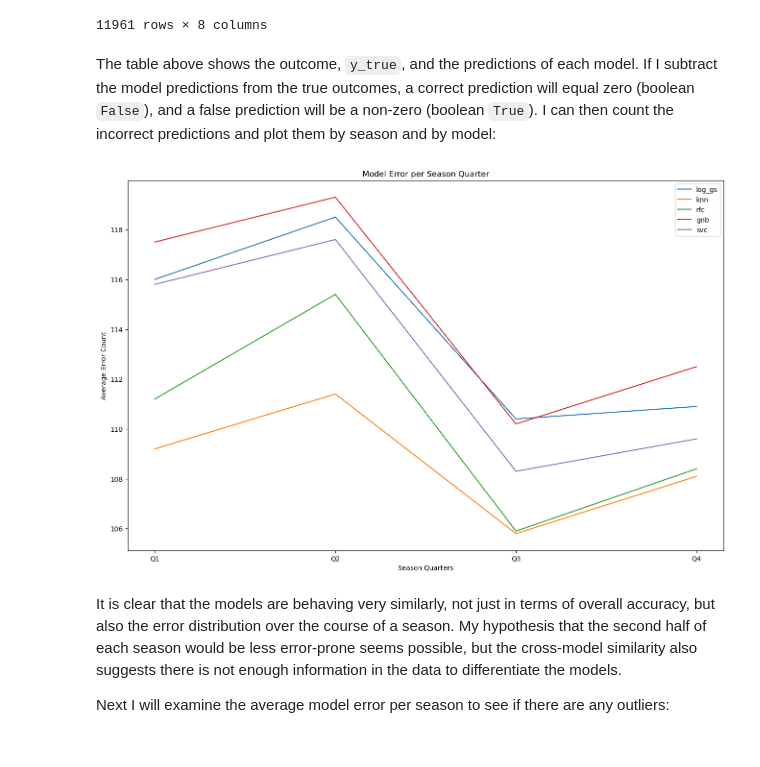
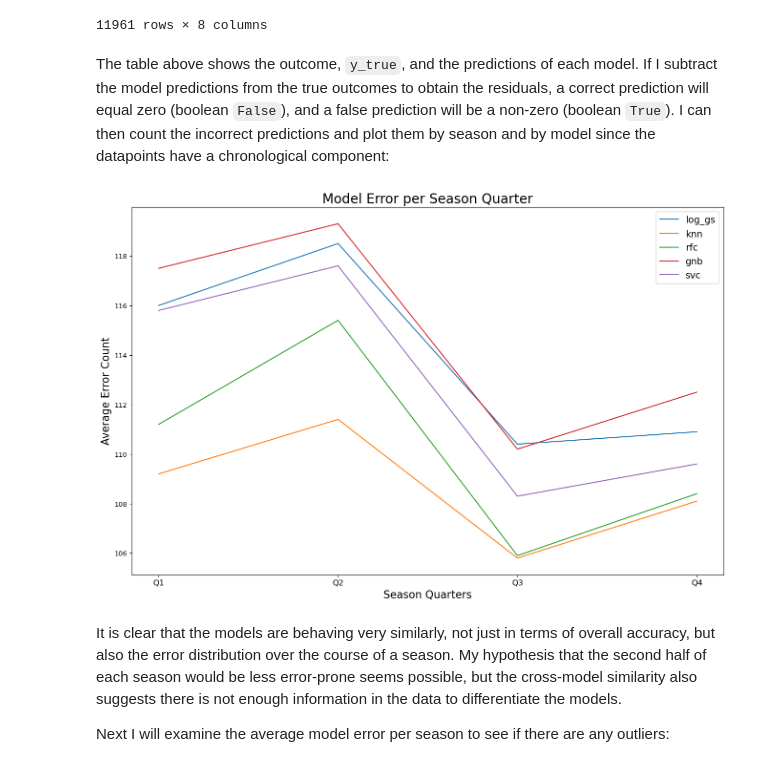
Before and after one commit to luke-lite/NBA-Prediction-Modeling, a Jupyter notebook: NBA-Prediction-Modeling.ipynb, the cells around one changed output. Saved outputs shown, nothing was run; the diff lists cells and outputs as text; code cells hidden in the pictures.

```diff
--- a/NBA-Prediction-Modeling.ipynb
+++ b/NBA-Prediction-Modeling.ipynb
@@ -186,7 +187,6 @@ conn.close()
 # %%
 # four factor data (10, 20, 30 game averages)
 team_factor_10 = pd.read_csv('data/team_factor_10.csv', index_col=0)
-team_factor_10['away_team'].replace('CHA', 'CHO', inplace=True)
 team_factor_20 = pd.read_csv('data/team_factor_20.csv', index_col=0)
 team_factor_30 = pd.read_csv('data/team_factor_30.csv', index_col=0)
 
@@ -661,7 +645,7 @@ residuals_df
 | 11960 | 0 | 0 | 0 | 0 | 0 | ... |
 11961 rows × 8 columns
 # %% [markdown]
-The table above shows the outcome, `y_true`, and the predictions of each model. If I subtract the model predictions from the true outcomes, a correct prediction will equal zero (boolean `False`), and a false prediction will be a non-zero (boolean `True`). I can then count the incorrect predictions and plot them by season and by model:
+The table above shows the outcome, `y_true`, and the predictions of each model. If I subtract the model predictions from the true outcomes to obtain the residuals, a correct prediction will equal zero (boolean `False`), and a false prediction will be a non-zero (boolean `True`). I can then count the incorrect predictions and plot them by season and by model since the datapoints have a chronological component:
 # %%
 # create df with model errors and the season
 error_df = residuals_df.drop(['y_true', 'log_4F_8var_10_residuals', 'log_4F_10_residuals'], axis=1)
@@ -702,25 +686,25 @@ for model in error_dict:
 
     error_dict[model]['quarterly_error_avg'] = q_avg
 # %%
-# model lables for the plot legend
+# model lables for the legend
 labels = [col_name.replace('_4F_10_residuals', '') for col_name in error_dict.keys()]
 
 fig, ax = plt.subplots(figsize=(16, 10))
-ax.set_title('Model Error per Season Quarter')
-ax.set_xlabel('Season Quarters')
-ax.set_ylabel('Average Error Count')
+ax.set_title('Model Error per Season Quarter', fontsize=20)
+ax.set_xlabel('Season Quarters', fontsize=16)
+ax.set_ylabel('Average Error Count', fontsize=16)
 ax.set_xticks(range(5))
-ax.set_xticklabels(['Q1', 'Q2', 'Q3', 'Q4', ''])
+ax.set_xticklabels(['Q1', 'Q2', 'Q3', 'Q4', ''], fontsize=12)
 
-# plot avergae error per season quarter
+# plot average error per season quarter
 key_list = list(error_dict.keys())
 for idx in range(len(error_dict.keys())):
     plt.plot(error_dict[key_list[idx]]['quarterly_error_avg'], label=labels[idx])
 
-plt.legend()
+plt.legend(fontsize=14)
 plt.savefig('graphs/model_error_per_season_quarter.png', bbox_inches='tight');
 # %% [output]
-[figure, old version]
+[figure, new version]
 # %% [markdown]
 It is clear that the models are behaving very similarly, not just in terms of overall accuracy, but also the error distribution over the course of a season. My hypothesis that the second half of each season would be less error-prone seems possible, but the cross-model similarity also suggests there is not enough information in the data to differentiate the models.
 
```
Also changed, not shown: parts of 76 cells of this notebook.
